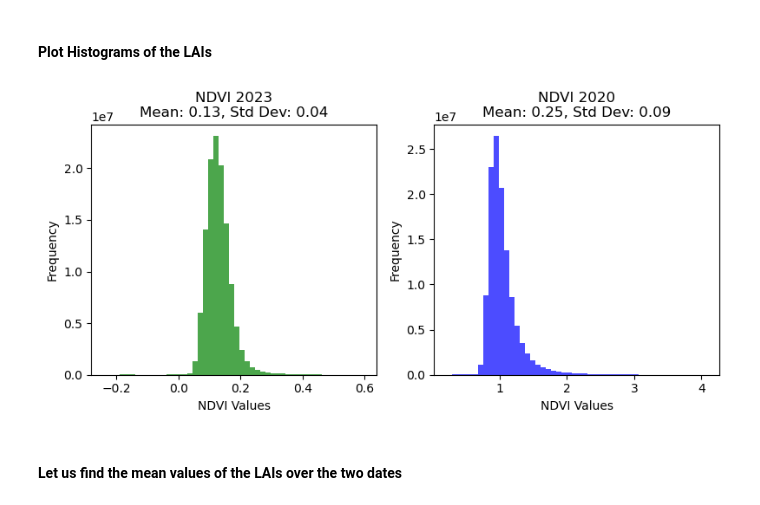
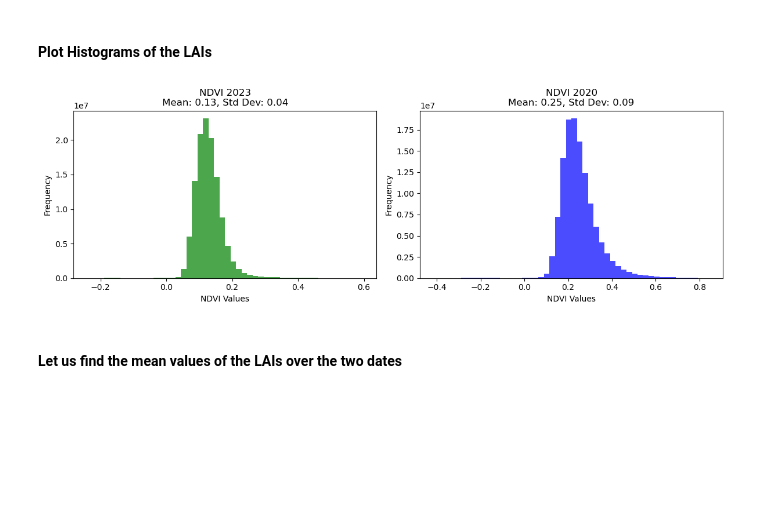
Before and after one commit to Christobaltobbin/OpenDataCube, a Jupyter notebook: Scripts/LAI_ODC_Script.ipynb, the cells around one changed output. Drawn from its saved outputs; the diff is of its cells as text; code cells hidden in the pictures; blank space fills up the shorter version.

```diff
--- a/LAI_ODC_Script.ipynb
+++ b/Scripts/LAI_ODC_Script.ipynb
@@ -304,0 +154,8 @@ def colorize(dataset_1, colormap):
+# %%
+Client = Client.open("https://planetarycomputer.microsoft.com/api/stac/v1") # client data source
+Collection_name = "sentinel-2-l2a" # product name
+Cloud_free_date = "2020-01-02" # interested date
+mgrs_tile = "30PYS" # tile name or area of interest
+
+# List the number of data found
+datasets_2020 = get_data_collection(Client, Collection_name, Cloud_free_date, mgrs_tile)
@@ -304,0 +189,2 @@ def colorize(dataset_1, colormap):
+# %%
+datasets_2020_bands = select_bands(datasets_2020, sentinel_configuration, resolution) # load and display specific or selected bands
@@ -304,0 +252,2 @@ def colorize(dataset_1, colormap):
+# %%
+datasets_2020_bands = to_float(datasets_2020_bands) # convert to float to perform math
@@ -305,9 +256,9 @@ def colorize(dataset_1, colormap):
 # %%
-nir = to_float(dataset_1.nir)
-red = to_float(dataset_1.red)
-ndvi_1 = (nir - red)/(nir + red)
+nir = to_float(datasets_2020_bands.nir) # select the NIR band
+red = to_float(datasets_2020_bands.red) # select the RED band
+ndvi_1 = (nir - red)/(nir + red) # compute the NDVI
 
-#plot
+# Display the NDVI results for 2020
 plot = ndvi_1.isel(time=0).compute().plot.imshow(size=7, aspect=1.2, interpolation="bicubic")
 # %% [output]
 [figure]
@@ -348,22 +304,23 @@ Standard deviation LAI_1 : 0.08545589
 # %%
 plt.figure(figsize=(12,4))
 
-plt.subplot(1,3,1)
+plt.subplot(1,2,1) # number of subplots to be displayed and the position to be placed
 plt.hist(ndvi_array.ravel(), bins=50, color='green', alpha=0.7)
 plt.title(f'NDVI 2023\nMean: {mean_ndvi:.2f}, Std Dev: {std_ndvi:.2f}')
 plt.xlabel('NDVI Values')
 plt.ylabel('Frequency')
 
-plt.subplot(1,3,2)
-plt.hist(lai_array_1.ravel(), bins=50, color='blue', alpha=0.7)
+plt.subplot(1,2,2) # number of subplots to be displayed and the position to be placed
+plt.hist(ndvi_array_1.ravel(), bins=50, color='blue', alpha=0.7)
 plt.title(f'NDVI 2020\nMean: {mean_ndvi_1:.2f}, Std Dev: {std_ndvi_1:.2f}')
 plt.xlabel('NDVI Values')
 plt.ylabel('Frequency')
 
+# display the histograms
 plt.tight_layout()
 plt.show()
 # %% [output]
-[figure, old version]
+[figure, new version]
 # %% [markdown]
 #### Let us find the mean values of the LAIs over the two dates
 # %%
```
Also changed, not shown: parts of 44 cells of this notebook, 1 other file.
